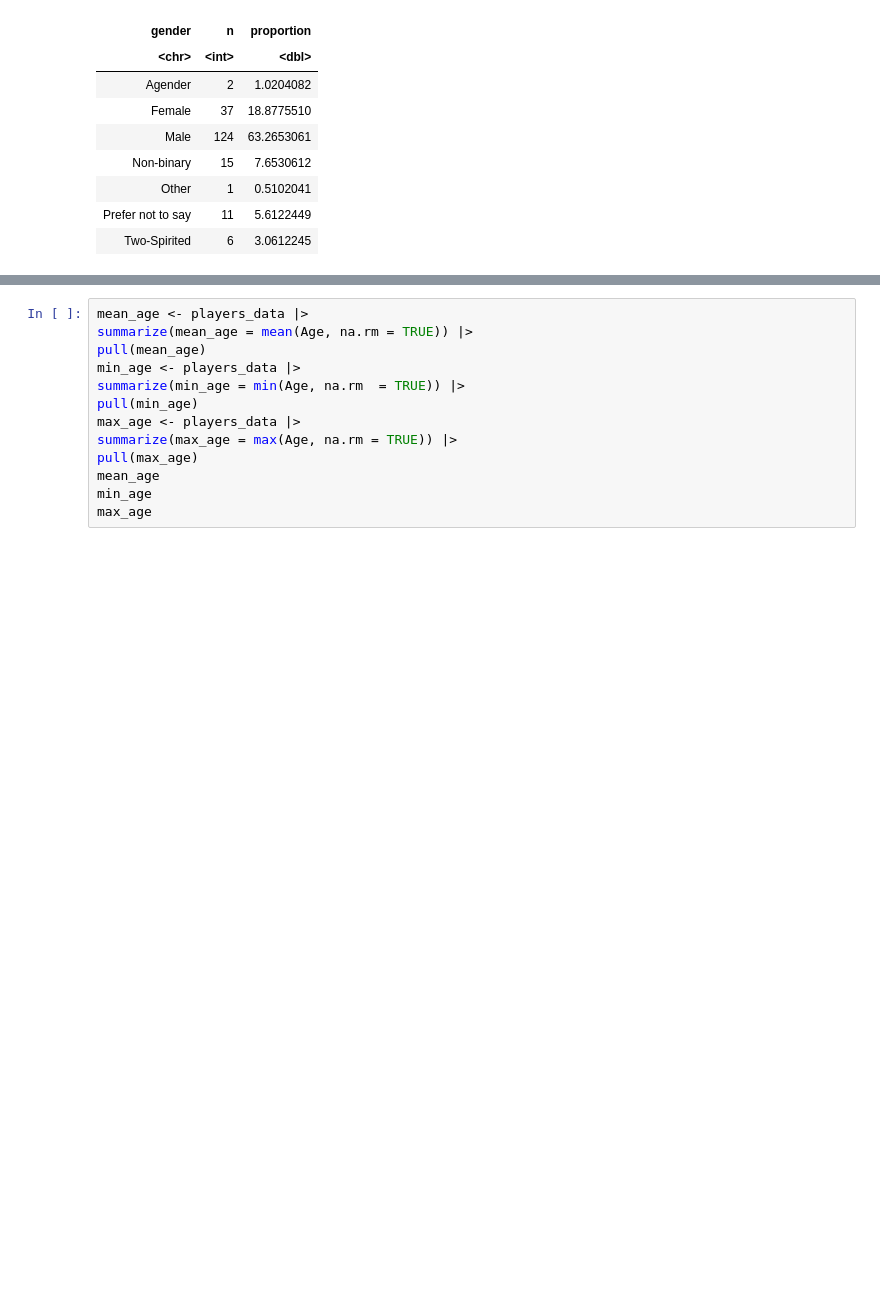
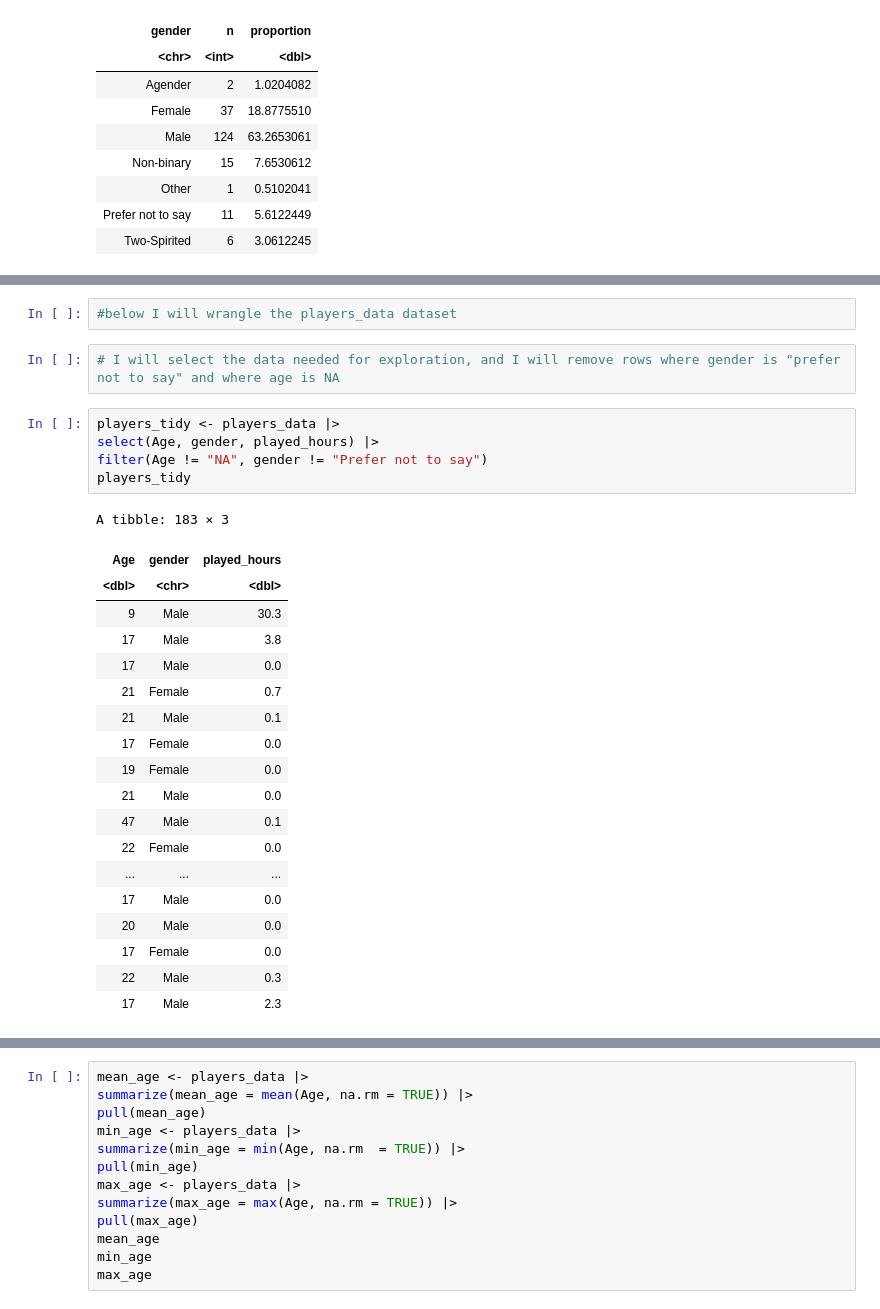
Before and after one commit to DL4789/DSCI100-project-proposal-25, a Jupyter notebook: PROJECT_PROPOSAL.ipynb, the cells around one changed output, grey strips where cells are left out. Cells and saved outputs as stored; diff of their text form; blank space fills up the shorter version.

```diff
--- a/PROJECT_PROPOSAL.ipynb
+++ b/PROJECT_PROPOSAL.ipynb
@@ -94,4 +85,33 @@ A tibble: 3 × 2
 | Mean_age | 21.13918 |
 | Minimum_age | 9.00000 |
 | Maximum_age | 58.00000 |
+# %%
+#below I will wrangle the players_data dataset
+# %%
+# I will select the data needed for exploration, and I will remove rows where gender is "prefer not to say" and where age is NA
+# %%
+players_tidy <- players_data |>
+select(Age, gender, played_hours) |>
+filter(Age != "NA", gender != "Prefer not to say")
+players_tidy
+# %% [output]
+A tibble: 183 × 3
+| Age | gender | played_hours |
+| <dbl> | <chr> | <dbl> |
+| 9 | Male | 30.3 |
+| 17 | Male | 3.8 |
+| 17 | Male | 0.0 |
+| 21 | Female | 0.7 |
+| 21 | Male | 0.1 |
+| 17 | Female | 0.0 |
+| 19 | Female | 0.0 |
+| 21 | Male | 0.0 |
+| 47 | Male | 0.1 |
+| 22 | Female | 0.0 |
+| ... | ... | ... |
+| 17 | Male | 0.0 |
+| 20 | Male | 0.0 |
+| 17 | Female | 0.0 |
+| 22 | Male | 0.3 |
+| 17 | Male | 2.3 |
 # %%
```
Also changed, not shown: parts of 8 cells of this notebook.
